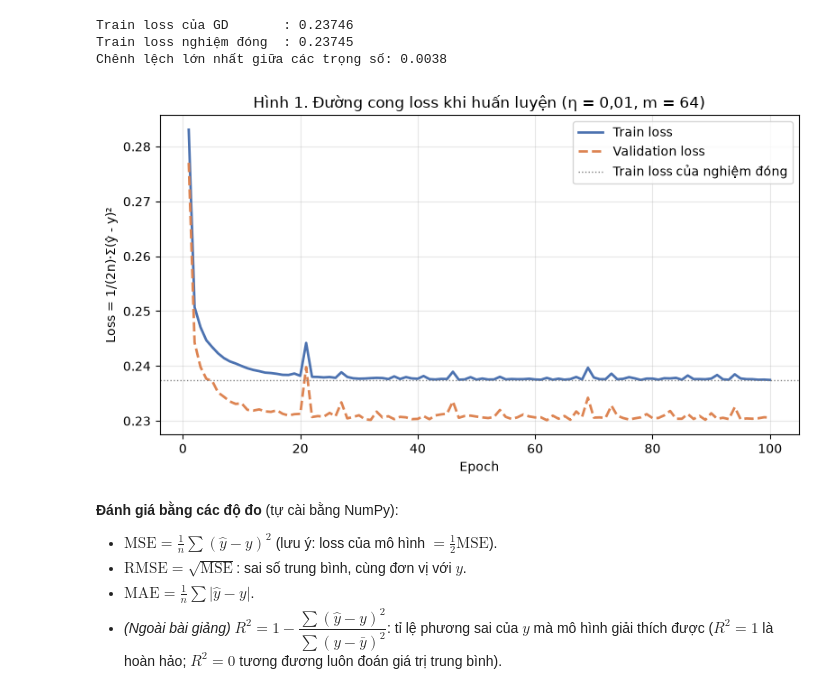
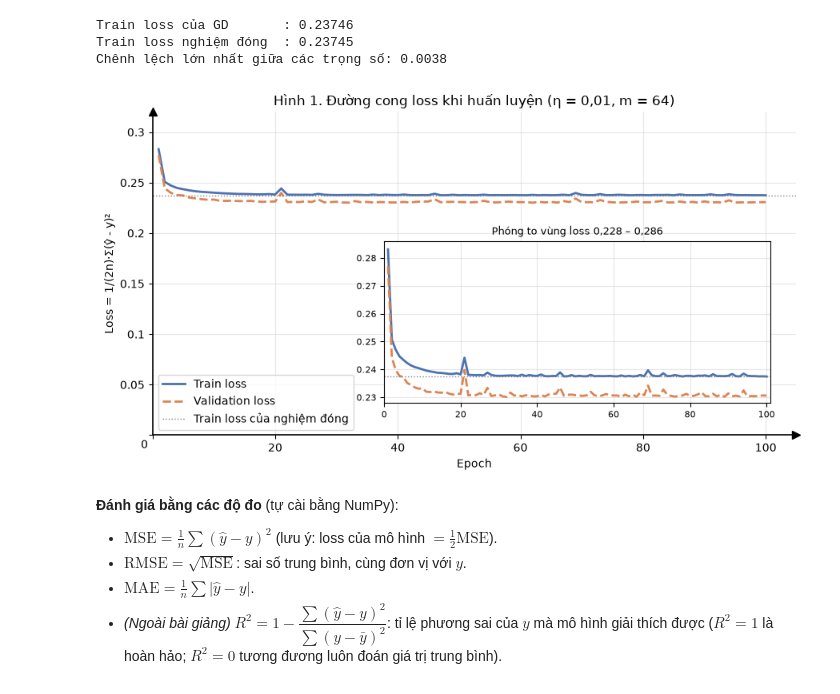
Before and after one commit to ledanhquan36/17A1_KHDL, a Jupyter notebook: BaiTap_Tuan2_LinearRegression.ipynb, the cells around one changed output. Saved outputs shown, nothing was run; the diff lists cells and outputs as text; code cells hidden in the pictures.

```diff
--- a/BaiTap_Tuan2_LinearRegression.ipynb
+++ b/BaiTap_Tuan2_LinearRegression.ipynb
@@ -676,19 +707,30 @@ Train loss nghiệm đóng  : 0.23745
 Chênh lệch lớn nhất giữa các trọng số: 0.0038
 # %%
 epochs_axis = np.arange(1, len(model.history["train_loss"]) + 1)
-fig, ax = plt.subplots(figsize=(8, 4.5))
-ax.plot(epochs_axis, model.history["train_loss"], label="Train loss", color="#4C72B0", lw=2)
-ax.plot(epochs_axis, model.history["val_loss"], label="Validation loss", color="#DD8452", lw=2, ls="--")
-ax.axhline(loss_closed, color="gray", lw=1, ls=":", label="Train loss của nghiệm đóng")
+fig, ax = plt.subplots(figsize=(9, 5))
+
+# Trục tung bắt đầu từ 0 nên các đường loss (0,23–0,28) nằm sát nhau ở phía trên.
+# Khung phóng to (inset) ở dưới giúp nhìn rõ chi tiết.
+axins = ax.inset_axes([0.36, 0.1, 0.6, 0.5])
+for a in (ax, axins):
+    a.plot(epochs_axis, model.history["train_loss"], label="Train loss", color="#4C72B0", lw=2)
+    a.plot(epochs_axis, model.history["val_loss"], label="Validation loss", color="#DD8452", lw=2, ls="--")
+    a.axhline(loss_closed, color="gray", lw=1, ls=":", label="Train loss của nghiệm đóng")
+ax.set_ylim(0, 0.32)
+axins.set_xlim(0, len(epochs_axis) + 1)
+axins.set_ylim(0.228, 0.286)
+axins.set_title("Phóng to vùng loss 0,228 – 0,286", fontsize=9)
+axins.tick_params(labelsize=8)
+
 ax.set_xlabel("Epoch")
 ax.set_ylabel("Loss = 1/(2n)·Σ(ŷ - y)²")
 ax.set_title("Hình 1. Đường cong loss khi huấn luyện (η = 0,01, m = 64)")
-ax.legend()
+ax.legend(loc="lower left")
+oxy_axes(ax)
 plt.tight_layout()
-unify_origin(fig)
 plt.show()
 # %% [output]
-[figure, old version]
+[figure, new version]
 # %% [markdown]
 **Đánh giá bằng các độ đo** (tự cài bằng NumPy):
 
```
Also changed, not shown: parts of 7 cells of this notebook.
